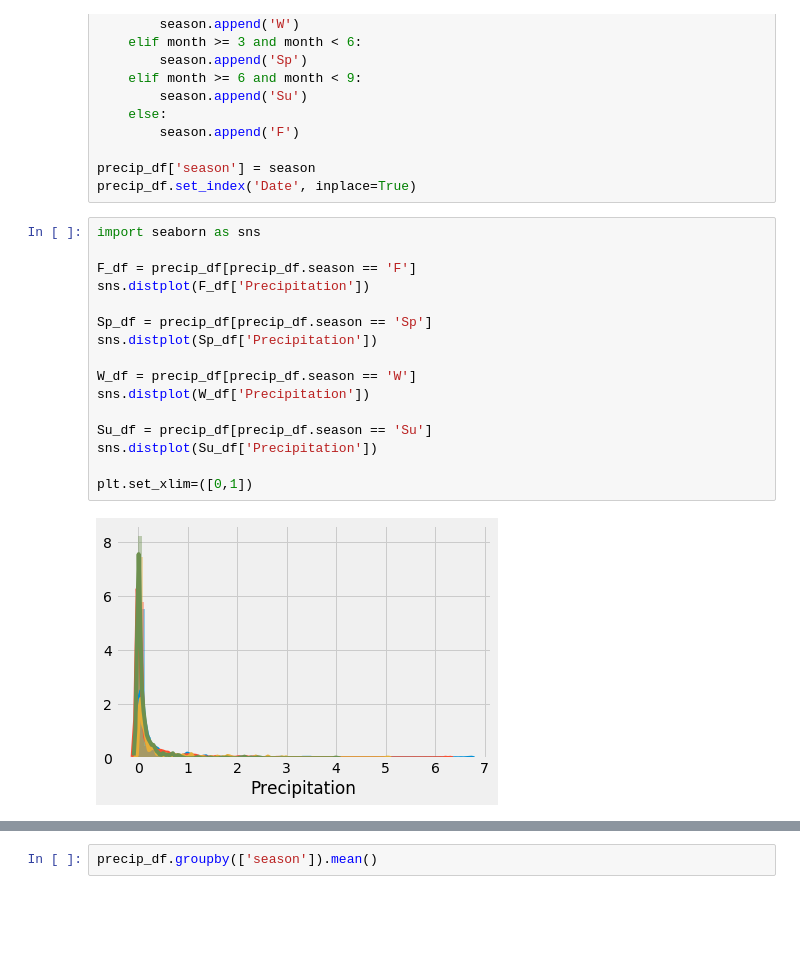
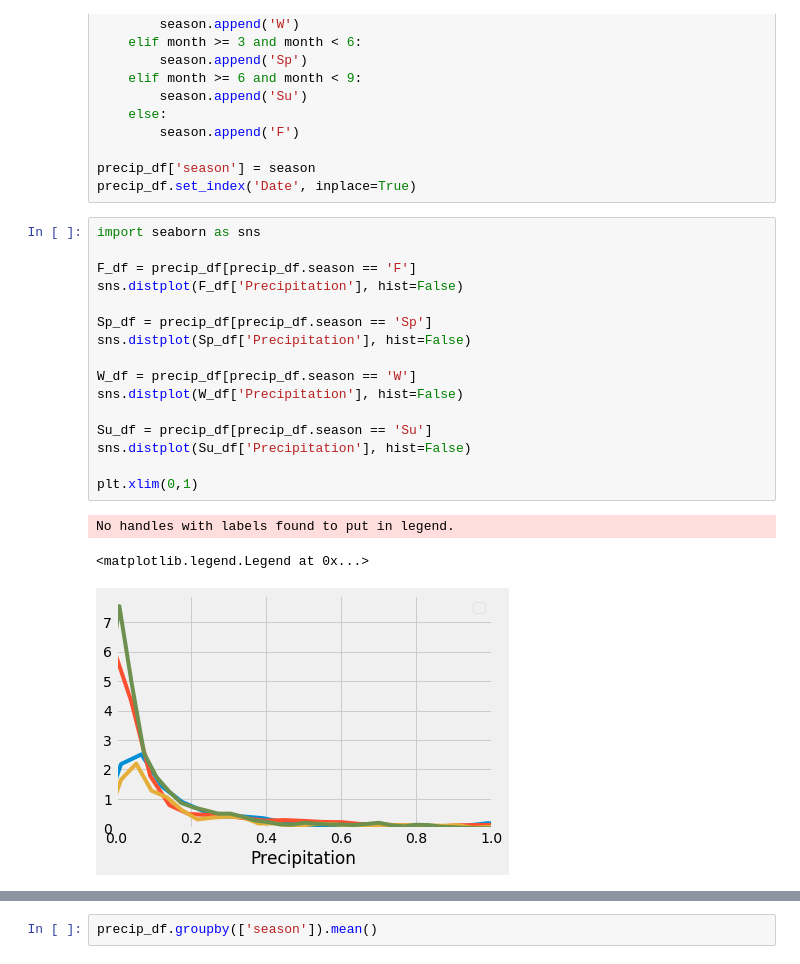
Before and after one commit to dborowski16/hawaii-climate-analysis, a Jupyter notebook: ipynb_notebooks/climate_starter.ipynb, the cells around one changed output, grey strips where cells are left out. Cells and saved outputs as stored; diff of their text form; blank space fills up the shorter version.

```diff
--- a/ipynb_notebooks/climate_starter.ipynb
+++ b/ipynb_notebooks/climate_starter.ipynb
@@ -123,18 +123,20 @@ precip_df.set_index('Date', inplace=True)
 # %%
 import seaborn as sns
 
 F_df = precip_df[precip_df.season == 'F']
-sns.distplot(F_df['Precipitation'])
+sns.distplot(F_df['Precipitation'], hist=False)
 
 Sp_df = precip_df[precip_df.season == 'Sp']
-sns.distplot(Sp_df['Precipitation'])
+sns.distplot(Sp_df['Precipitation'], hist=False)
 
 W_df = precip_df[precip_df.season == 'W']
-sns.distplot(W_df['Precipitation'])
+sns.distplot(W_df['Precipitation'], hist=False)
 
 Su_df = precip_df[precip_df.season == 'Su']
-sns.distplot(Su_df['Precipitation'])
+sns.distplot(Su_df['Precipitation'], hist=False)
 
-plt.set_xlim=([0,1])
+plt.xlim(0,1)
 # %% [output]
+No handles with labels found to put in legend.
+<matplotlib.legend.Legend at 0x...>
-[figure, old version]
+[figure, new version]
```
Also changed, not shown: parts of 2 cells of this notebook.
